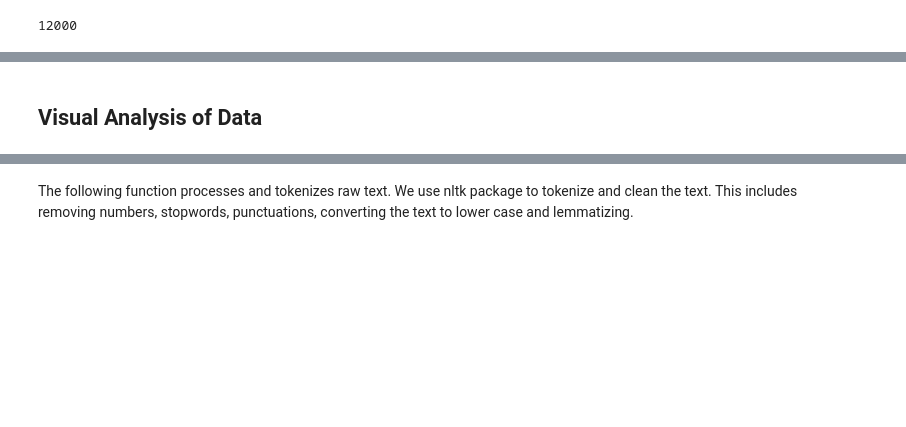
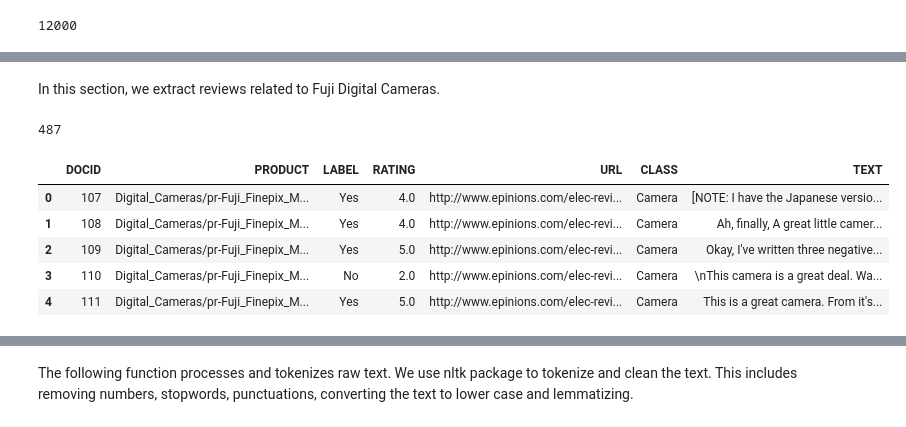
Before and after one commit to nikhilba/Epinions-Sentiment-Analysis, a Jupyter notebook: Analysis/Understanding sentiments in Epinions.ipynb, the cells around one changed output, grey strips where cells are left out. Cells and saved outputs as stored; diff of their text form; code cells hidden in the pictures; blank space fills up the shorter version.

Commit message:
Update correct version of file

```diff
--- a/Analysis/Understanding sentiments in Epinions.ipynb
+++ b/Analysis/Understanding sentiments in Epinions.ipynb
@@ -95,6 +97,6 @@ tab.tail()
+# %% [markdown]
+In this section, we extract reviews related to Fuji Digital Cameras.
 # %%
 # Split the data into two dataframes by CLASS
 auto = (tab[tab.CLASS == 'Auto'])
 camera = (tab[tab.CLASS == 'Camera'])
-# %% [markdown]
-## Visual Analysis of Data
@@ -100,0 +107,14 @@ camera = (tab[tab.CLASS == 'Camera'])
+# %%
+# Total number of Fuji reviews
+len(fuji_camera)
+# %% [output]
+487
+# %%
+fuji_camera.head()
+# %% [output]
+|  | DOCID | PRODUCT | LABEL | RATING | URL | CLASS | TEXT |
+| 0 | 107 | Digital_Cameras/pr-Fuji_Finepix_M... | Yes | 4.0 | http://www.epinions.com/elec-revi... | Camera | [NOTE: I have the Japanese versio... |
+| 1 | 108 | Digital_Cameras/pr-Fuji_Finepix_M... | Yes | 4.0 | http://www.epinions.com/elec-revi... | Camera | Ah, finally, A great little camer... |
+| 2 | 109 | Digital_Cameras/pr-Fuji_Finepix_M... | Yes | 5.0 | http://www.epinions.com/elec-revi... | Camera | Okay, I've written three negative... |
+| 3 | 110 | Digital_Cameras/pr-Fuji_Finepix_M... | No | 2.0 | http://www.epinions.com/elec-revi... | Camera | \nThis camera is a great deal. Wa... |
+| 4 | 111 | Digital_Cameras/pr-Fuji_Finepix_M... | Yes | 5.0 | http://www.epinions.com/elec-revi... | Camera | This is a great camera. From it's... |
```
Also changed, not shown: parts of 111 cells of this notebook.
